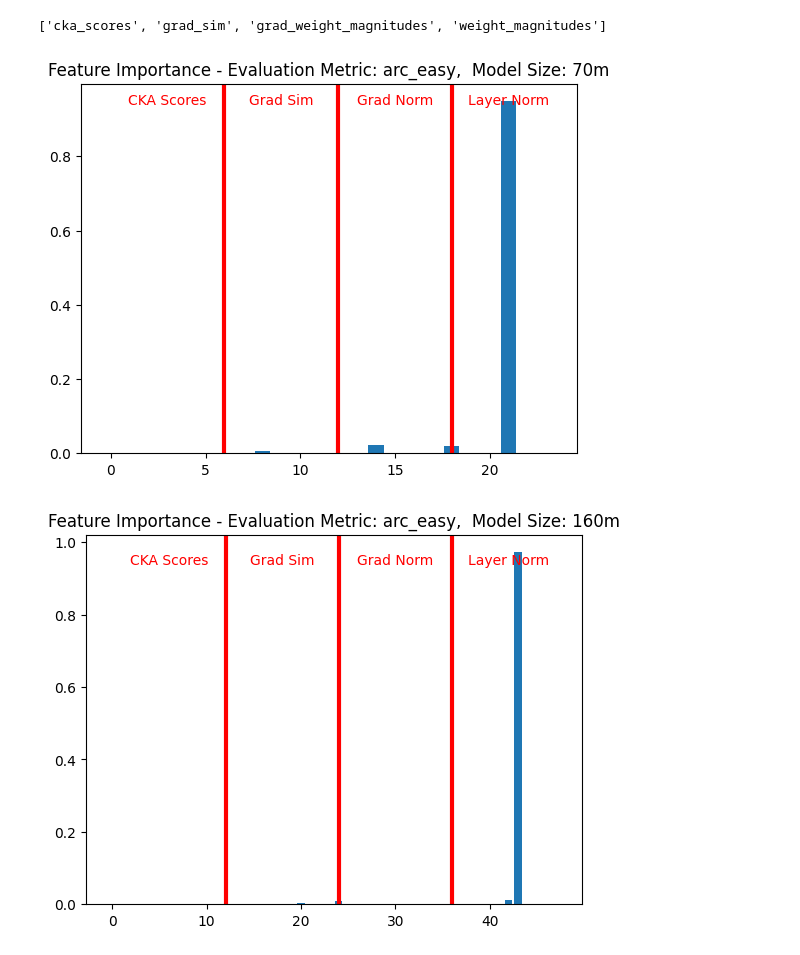
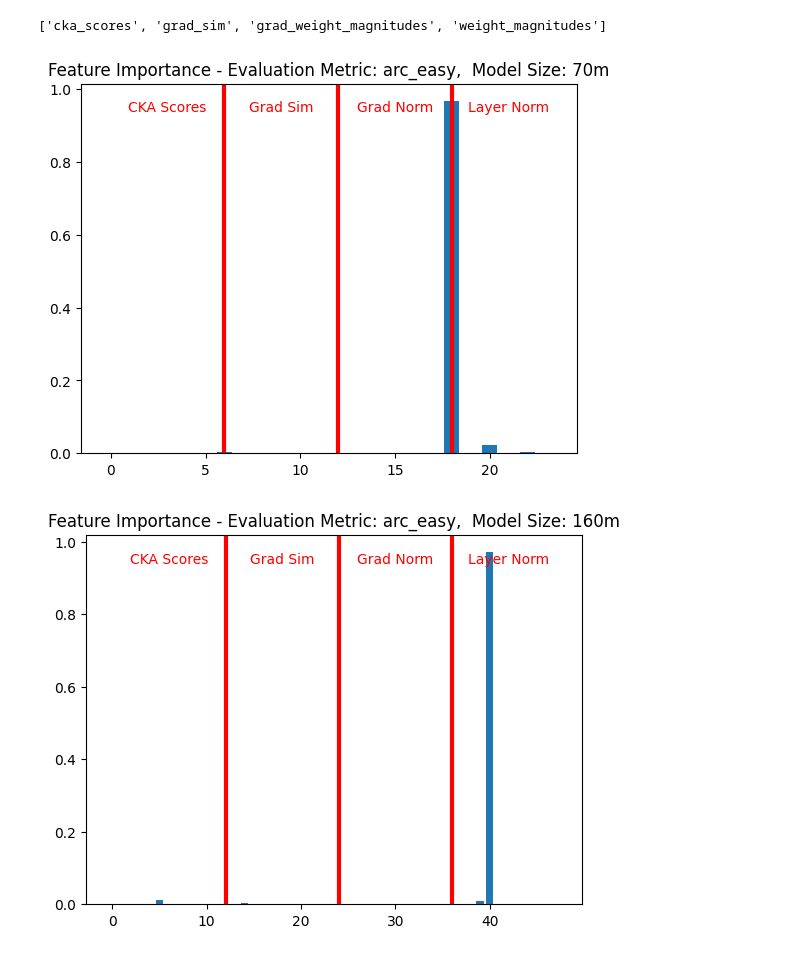
Before and after one commit to biancaganescu/pretraining-playground, a Jupyter notebook: notebooks/analysis__eval_prediction.ipynb, the cells around one changed output. Cells and saved outputs as stored; diff of their text form; code cells hidden in the pictures.

```diff
--- a/notebooks/analysis__eval_prediction.ipynb
+++ b/notebooks/analysis__eval_prediction.ipynb
@@ -29,9 +29,9 @@ for metric_name in METRICS:
             # unclear if we want to do this for all of the layers individually
 
             # Reading in CKA scores per layer
-            with open(f'/home/rd654/pretraining-playground/compiled_statistics/{model_size}/{metric_name}_per_layer.pkl', 'rb') as f:
+            with open(f'/home/rd654/pretraining-playground/computed_statistics/{model_size}/{metric_name}_per_layer.pkl', 'rb') as f:
                 _metrics = pickle.load(f)
-                metrics = sort_and_filter_metrics(_metrics, filter_layer_name="attention.dense")
+                metrics = sort_and_filter_metrics(_metrics, filter_layer_name="ov_circuit", remove_heads=True)
 
             feature_importance = defaultdict(list)
 
@@ -87,9 +87,9 @@ for eval_name in LIMITED_EVAL_METRICS:
             # unclear if we want to do this for all of the layers individually
 
             # Reading in CKA scores per layer
-            with open(f'/home/rd654/pretraining-playground/compiled_statistics/{model_size}/{metric}_per_layer.pkl', 'rb') as f:
+            with open(f'/home/rd654/pretraining-playground/computed_statistics/{model_size}/{metric}_per_layer.pkl', 'rb') as f:
                 _metrics = pickle.load(f)
-                metrics = sort_and_filter_metrics(_metrics, filter_layer_name="attention.dense")
+                metrics = sort_and_filter_metrics(_metrics, filter_layer_name="ov_circuit", remove_heads=True)
 
 
             curr_metrics = list(zip(*metrics.values()))
@@ -100,32 +100,32 @@ for eval_name in LIMITED_EVAL_METRICS:
                 for i, metric in enumerate(curr_metrics):
                     X[i] += metric
 
             # List for each checkpoint of the layer metric scores
 
 
         clf = tree.DecisionTreeRegressor()
         clf = clf.fit(X, Y)
 
         feature_importance = clf.feature_importances_
 
         import matplotlib.pyplot as plt
 
         plt.bar(range(len(feature_importance)), feature_importance)
 
 
         # add label to first area - cka_scores
 
 
         plt.axvline(x=len(feature_importance)/len(METRICS), color='red', linewidth=3)  # Add a red vertical line
         # add text to first area
         plt.text(len(feature_importance)/len(METRICS)/2, 0.95, 'CKA Scores', color='red', fontsize=10, ha='center', va='center')
         plt.axvline(x=2*len(feature_importance)/len(METRICS), color='red', linewidth=3)  # Add a red vertical line
         plt.text(3*len(feature_importance)/len(METRICS)/2, 0.95, 'Grad Sim', color='red', fontsize=10, ha='center', va='center')
         plt.axvline(x=3*len(feature_importance)/len(METRICS), color='red', linewidth=3)  # Add a red vertical line
         plt.text(5*len(feature_importance)/len(METRICS)/2, 0.95, 'Grad Norm', color='red', fontsize=10, ha='center', va='center')
         plt.text(7*len(feature_importance)/len(METRICS)/2, 0.95, 'Layer Norm', color='red', fontsize=10, ha='center', va='center')
         plt.title(f"Feature Importance - Evaluation Metric: {eval_name},  Model Size: {model_size}")
         plt.show()
 # %% [output]
-[figure, old version]
+[figure, new version]
-[figure, old version]
+[figure, new version]
```
Also changed, not shown: parts of 2 cells of this notebook, 6 other files.
